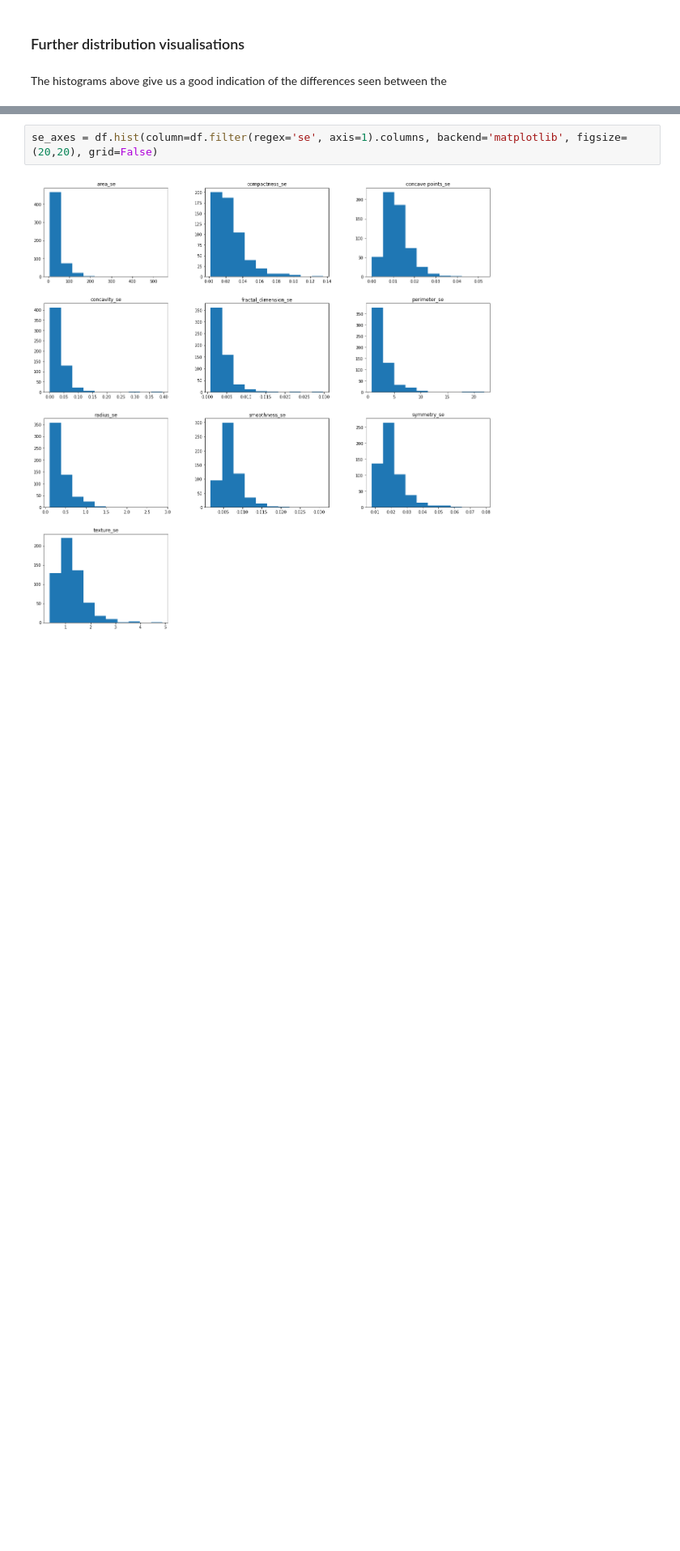
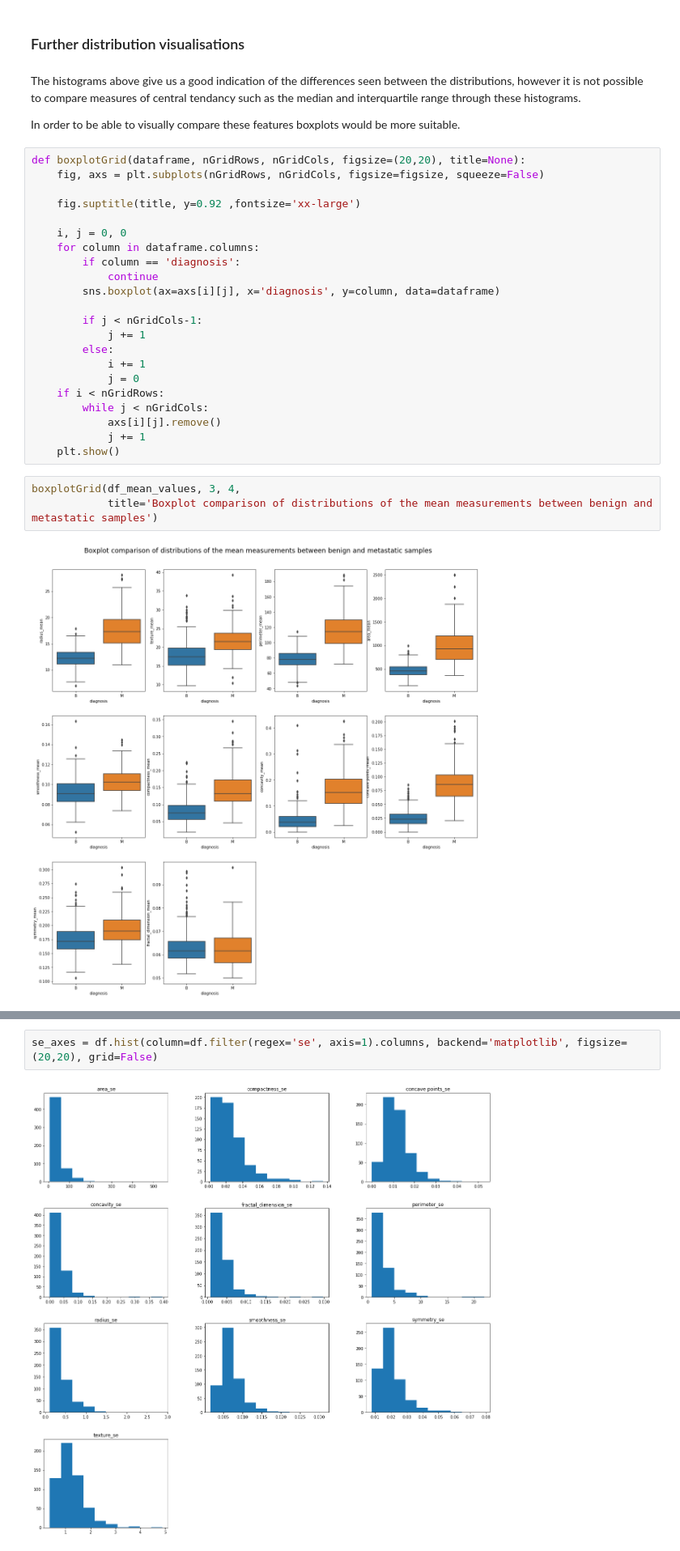
Before and after one commit to magg01/Predicting_metastatic_breast_cancer, a Jupyter notebook: Coursework/Predicting Metastatic Breast Cancer.ipynb, the cells around one changed output, grey strips where cells are left out. Shown at 81% size. Drawn from its saved outputs; the diff is of its cells as text; blank space fills up the shorter version.

```diff
--- a/Coursework/Predicting Metastatic Breast Cancer.ipynb
+++ b/Coursework/Predicting Metastatic Breast Cancer.ipynb
@@ -286,4 +287,33 @@ The final third of our dataset is comprised of the se error values for the means
 # %% [markdown]
 ### Further distribution visualisations
-# %% [markdown]
-The histograms above give us a good indication of the differences seen between the
+# %% [markdown]
+The histograms above give us a good indication of the differences seen between the distributions, however it is not possible to compare measures of central tendancy such as the median and interquartile range through these histograms.
+
+In order to be able to visually compare these features boxplots would be more suitable.
+# %%
+def boxplotGrid(dataframe, nGridRows, nGridCols, figsize=(20,20), title=None):
+    fig, axs = plt.subplots(nGridRows, nGridCols, figsize=figsize, squeeze=False)
+
+    fig.suptitle(title, y=0.92 ,fontsize='xx-large')
+
+    i, j = 0, 0
+    for column in dataframe.columns:
+        if column == 'diagnosis':
+            continue
+        sns.boxplot(ax=axs[i][j], x='diagnosis', y=column, data=dataframe)
+
+        if j < nGridCols-1:
+            j += 1
+        else:
+            i += 1
+            j = 0
+    if i < nGridRows:
+        while j < nGridCols:
+            axs[i][j].remove()
+            j += 1
+    plt.show()
+# %%
+boxplotGrid(df_mean_values, 3, 4,
+            title='Boxplot comparison of distributions of the mean measurements between benign and metastatic samples')
+# %% [output]
+[figure, added]
```
Also changed, not shown: parts of 21 cells of this notebook.
